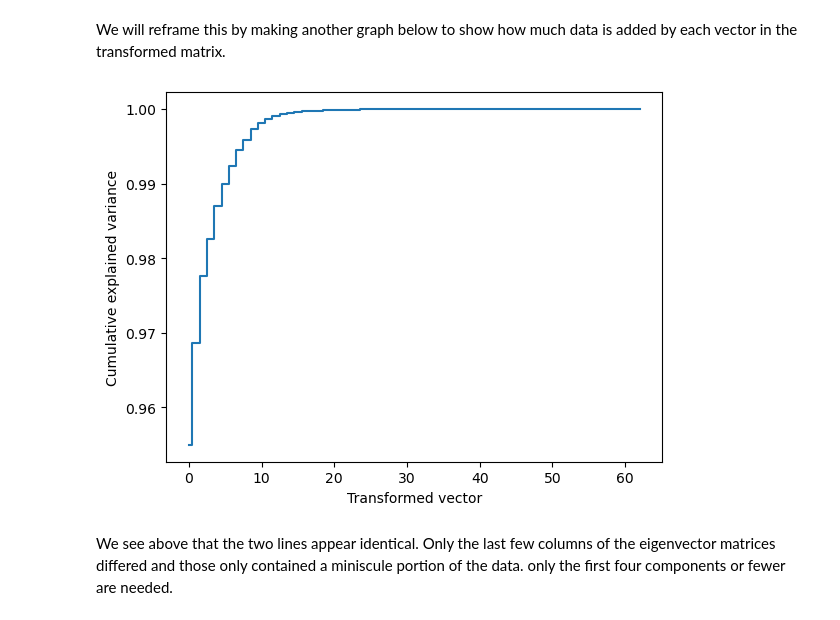
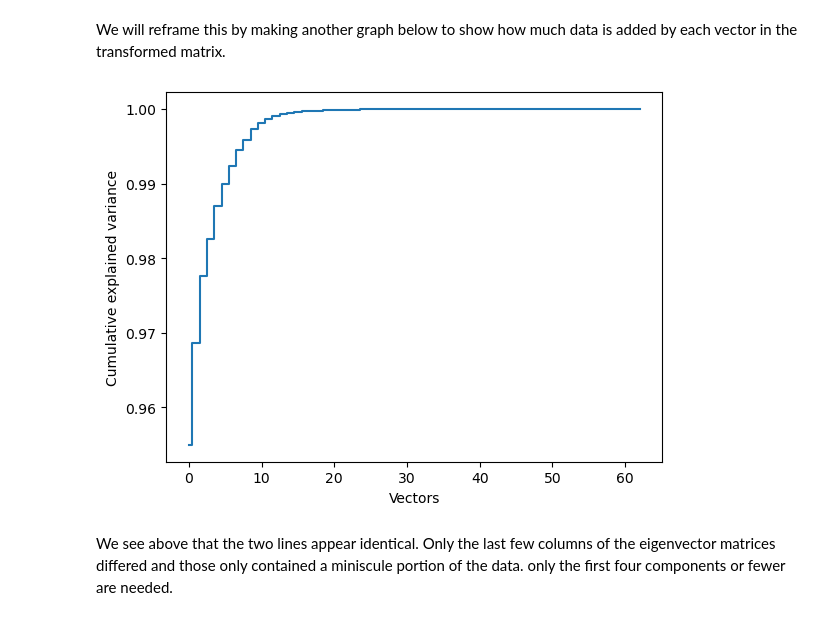
Before and after one commit to Thabetten/Currency_exchange_labor, a Jupyter notebook: labor_currency_exchange_exploration.ipynb, the cells around one changed output. Cells and saved outputs as stored; diff of their text form; code cells hidden in the pictures.

```diff
--- a/labor_currency_exchange_exploration.ipynb
+++ b/labor_currency_exchange_exploration.ipynb
@@ -834,13 +881,12 @@ plt.show()
 We will reframe this by making another graph below to show how much data is added by each vector in the transformed matrix.
 # %%
 plt.step(list(range(0,chk.n_components_)), np.cumsum(chk.explained_variance_ratio_), where = 'mid')
-#plt.xlabel('Transformed vector')
 plt.ylabel('Cumulative explained variance')
-plt.xlabel('Transformed vector')
+plt.xlabel('Vectors')
 
 plt.show()
 # %% [output]
-[figure, old version]
+[figure, new version]
 # %% [markdown]
 We see above that the two lines appear identical. Only the last few columns of the eigenvector matrices differed and those only contained a miniscule portion of the data. only the first four components or fewer are needed.
 # %%
```
Also changed, not shown: parts of 42 cells of this notebook.
